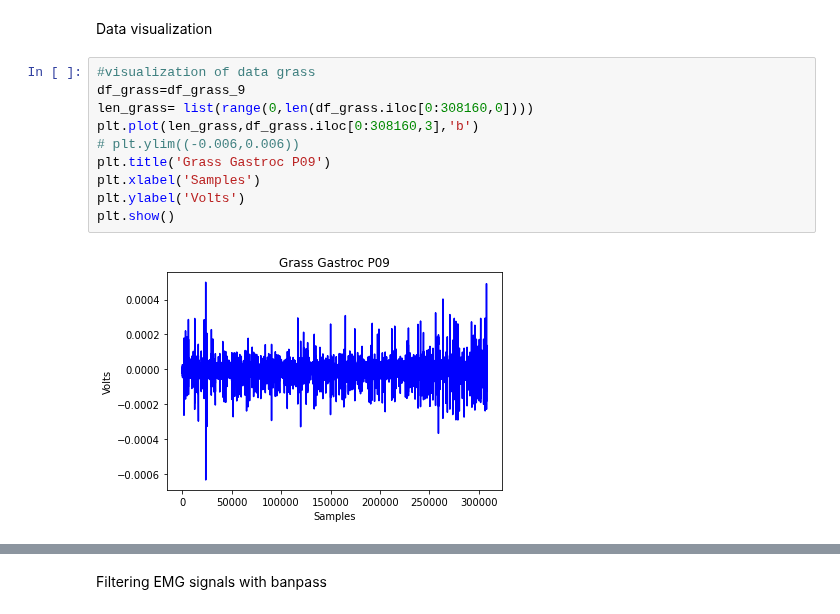
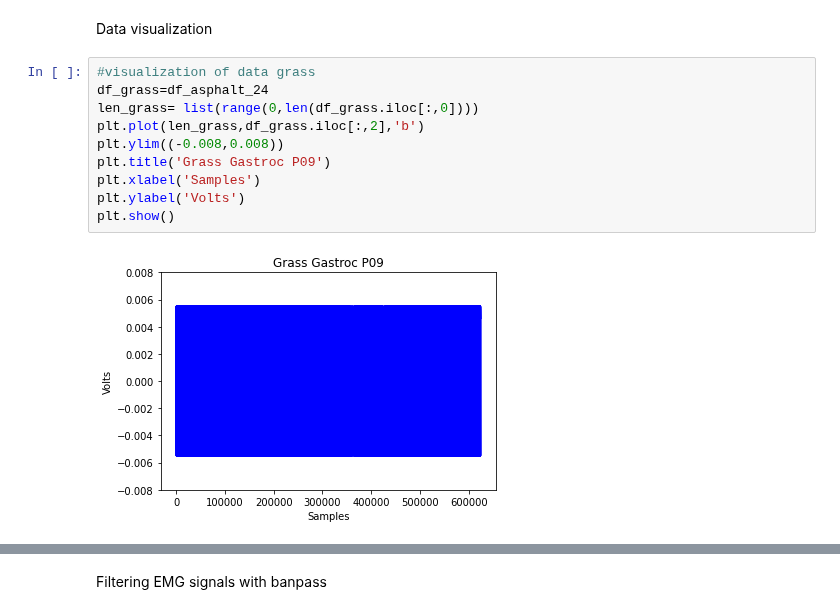
Before and after one commit to Gab2697/Human-Activity-Recognition, a Jupyter notebook: Baseline_CNN.ipynb, the cells around one changed output, grey strips where cells are left out. Drawn from its saved outputs; the diff is of its cells as text.

```diff
--- a/Baseline_CNN.ipynb
+++ b/Baseline_CNN.ipynb
@@ -218,15 +218,15 @@ df_asphalt_12= open_pickle('/content/drive/MyDrive/Gab/Variables_saved/P12_a.pic
 Data visualization
 # %%
 #visualization of data grass
-df_grass=df_grass_9
-len_grass= list(range(0,len(df_grass.iloc[0:308160,0])))
-plt.plot(len_grass,df_grass.iloc[0:308160,3],'b')
-# plt.ylim((-0.006,0.006))
+df_grass=df_asphalt_24
+len_grass= list(range(0,len(df_grass.iloc[:,0])))
+plt.plot(len_grass,df_grass.iloc[:,2],'b')
+plt.ylim((-0.008,0.008))
 plt.title('Grass Gastroc P09')
 plt.xlabel('Samples')
 plt.ylabel('Volts')
 plt.show()
 # %% [output]
-[figure, old version]
+[figure, new version]
 # %%
 import matplotlib.pyplot as plt
```
Also changed, not shown: parts of 2 cells of this notebook.
